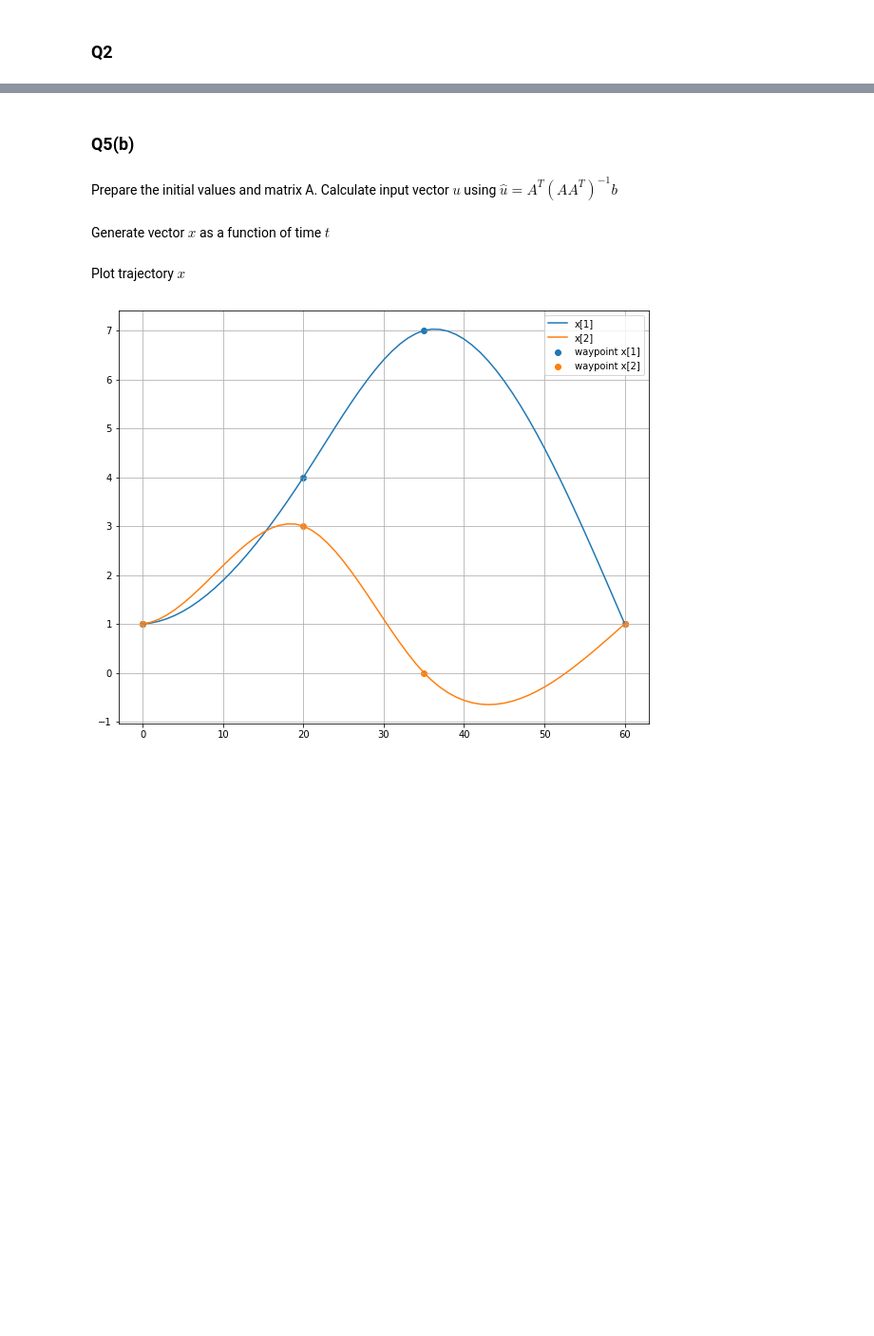
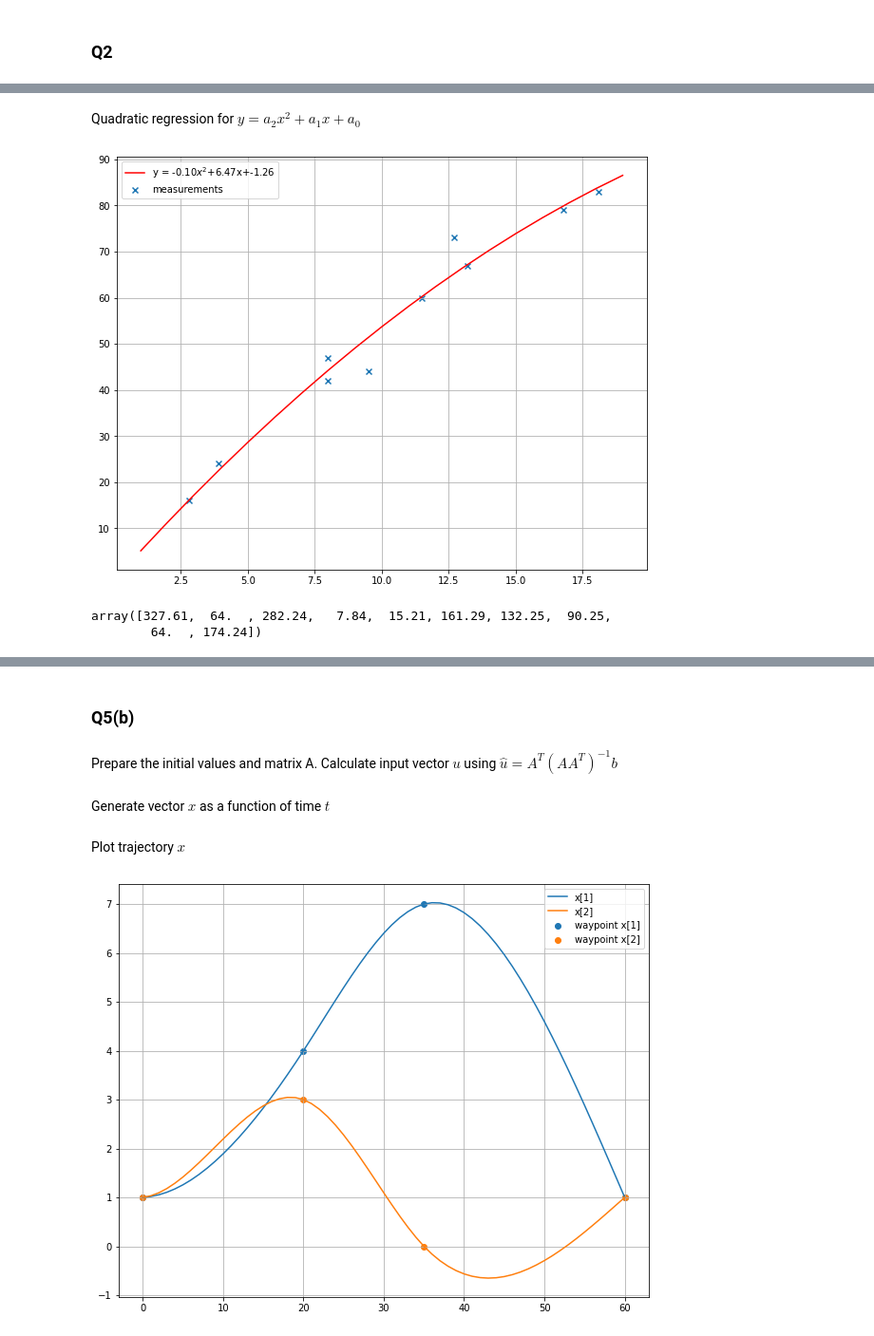
Before and after one commit to luorui93/ME7247, a Jupyter notebook: Homework_1.ipynb, the cells around one changed output, grey strips where cells are left out. Shown: that part at 95% size. Drawn from its saved outputs; the diff is of its cells as text; code cells hidden in the pictures; blank space fills up the shorter version.

```diff
--- a/Homework_1.ipynb
+++ b/Homework_1.ipynb
@@ -27,0 +29,29 @@ np.linalg.solve(A.T@A,  B)
+# %% [markdown]
+Quadratic regression for $y = a_2x^2 + a_1x + a_0$
+# %%
+a1 = np.array(x * x)
+a2 = np.array(x)
+a3 = np.ones(a2.shape)
+A = np.stack((a1, a2, a3)).T
+#print(A.shape)
+#print(y.shape)
+B = A.T @ y[:, np.newaxis]
+
+# Quadratic coefficient vector a
+a = np.linalg.solve(A.T@A,  B).flatten()
+
+# Plotting
+x_range = np.arange(1, 20)
+fig = plt.figure(figsize=(10,8))
+plt.scatter(x, y, label="measurements", marker="x")
+plt.plot(x_range, a[0]*np.multiply(x_range,x_range)+a[1]*x_range+a[2], label=f"y = {a[0]:.2f}$x^2$+{a[1]:.2f}x+{a[2]:.2f}", color="r")
+plt.legend()
+plt.grid(True)
+plt.show()
+# %% [output]
+[figure, added]
+# %%
+np.multiply(x, x)
+# %% [output]
+array([327.61,  64.  , 282.24,   7.84,  15.21, 161.29, 132.25,  90.25,
+        64.  , 174.24])
```
Also changed, not shown: parts of 13 cells of this notebook.
